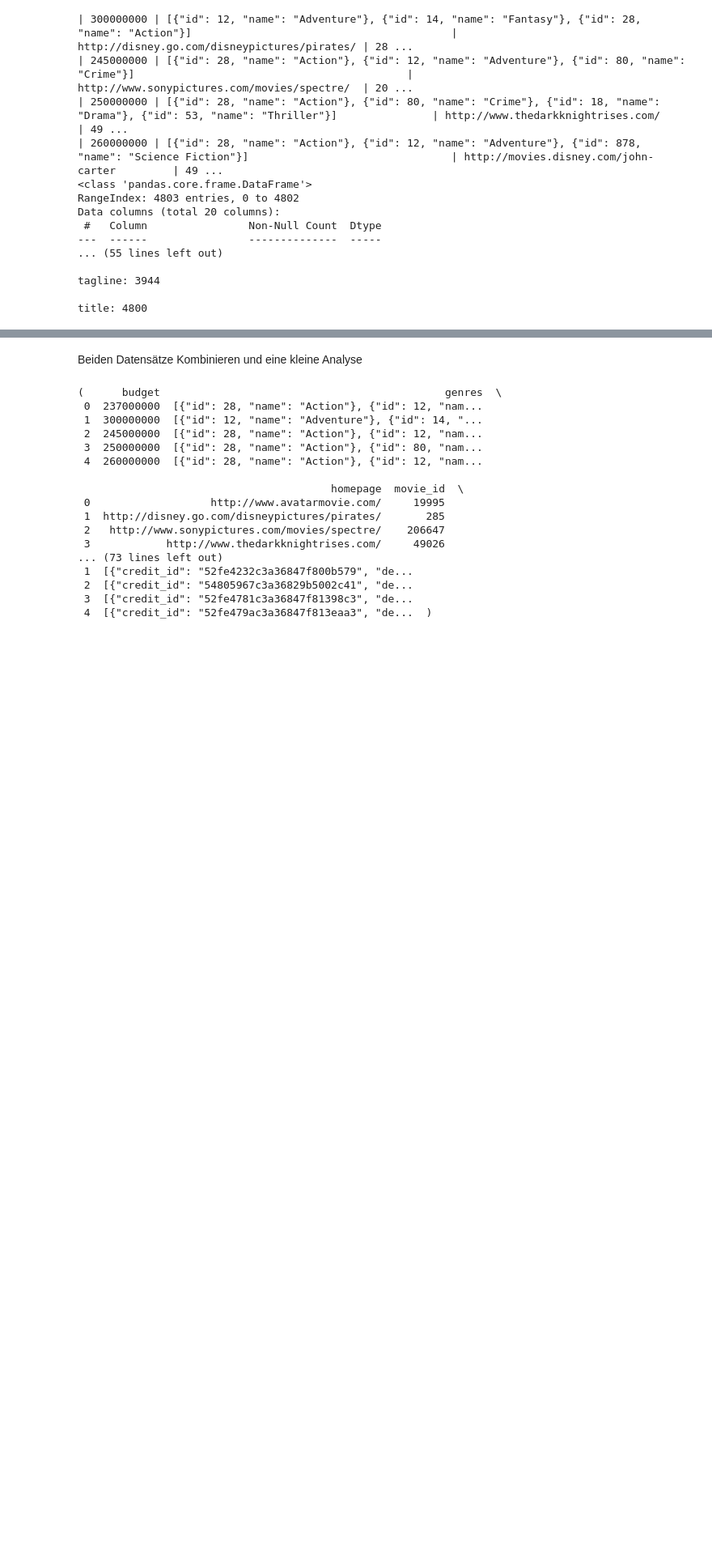
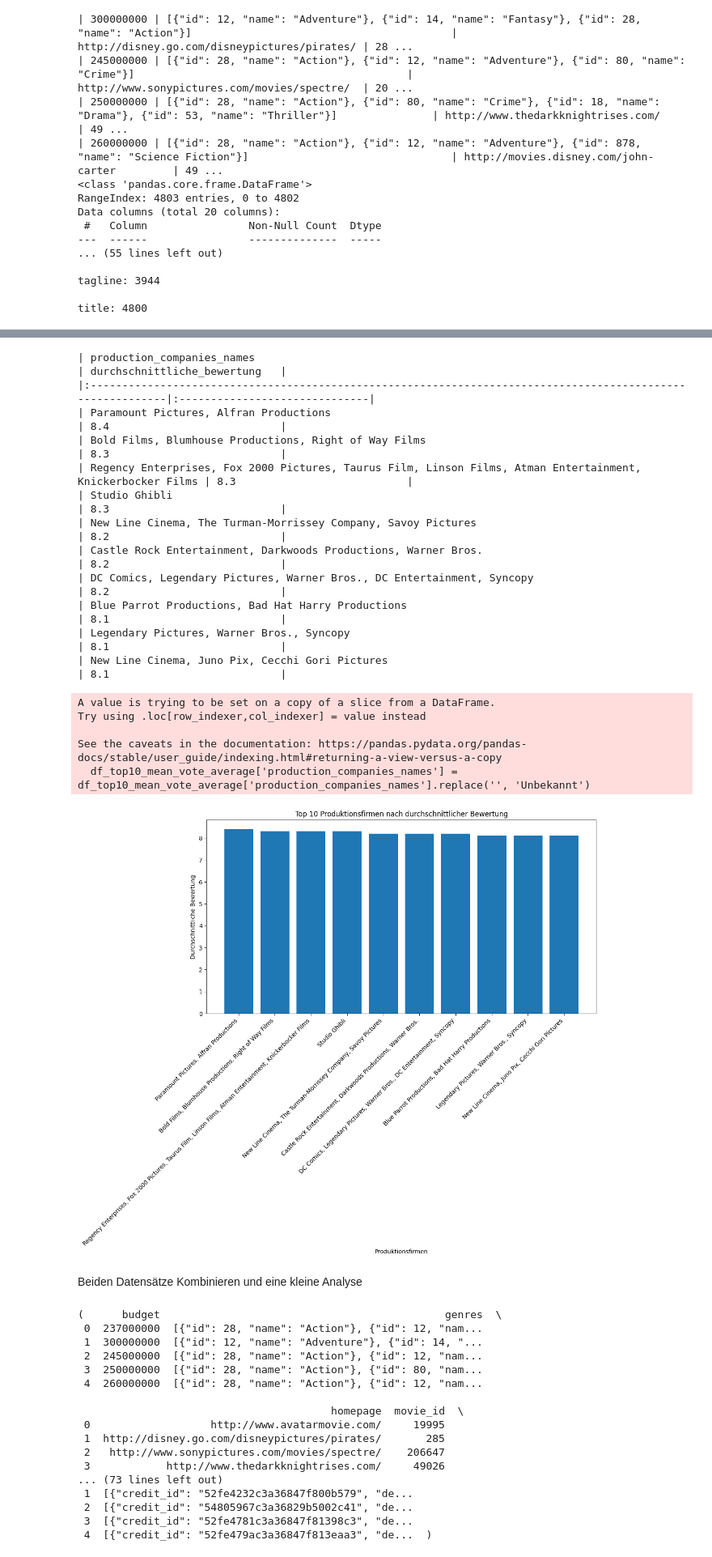
Before and after one commit to ZekeHerbert/IMBD-Projekt, a Jupyter notebook: ProjektIMDB.ipynb, the cells around one changed output, grey strips where cells are left out. Shown at 81% size. Cells and saved outputs as stored; diff of their text form; code cells hidden in the pictures; blank space fills up the shorter version.

```diff
--- a/ProjektIMDB.ipynb
+++ b/ProjektIMDB.ipynb
@@ -231,3 +196,54 @@ Das Balkendiagramm wurde als 'top_10_produktionsfirmen.json' gespeichert und ang
+# %%
+# Berechne den Durchschnitt der Bewertung (`vote_average`) für jede Produktionsfirma
+df_mean_vote_average = df.groupby('production_companies_names')['vote_average'].mean().reset_index(name='durchschnittliche_bewertung')
+
+# Sortiere das Ergebnis in absteigender Reihenfolge nach dem Durchschnitt der Bewertung
+df_mean_vote_average = df_mean_vote_average.sort_values('durchschnittliche_bewertung', ascending=False)
+
+# Wähle die Top 10 Produktionsfirmen aus
+df_top10_mean_vote_average = df_mean_vote_average.head(10)
+
+# Gib die ersten 10 Zeilen des sortierten DataFrames aus
+print(df_top10_mean_vote_average.to_markdown(index=False, numalign="left", stralign="left"))
+
+# Ersetze den leeren Firmennamen mit "Unbekannt"
+df_top10_mean_vote_average['production_companies_names'] = df_top10_mean_vote_average['production_companies_names'].replace('', 'Unbekannt')
+
+# Erstelle ein Balkendiagramm mit `production_companies_names` auf der x-Achse und `durchschnittliche_bewertung` auf der y-Achse
+plt.figure(figsize=(12, 6))
+plt.bar(df_top10_mean_vote_average['production_companies_names'], df_top10_mean_vote_average['durchschnittliche_bewertung'])
+
+# Gib dem Diagramm den Titel "Top 10 Produktionsfirmen nach durchschnittlicher Bewertung"
+plt.title('Top 10 Produktionsfirmen nach durchschnittlicher Bewertung')
+
+# Gib der x-Achse die Beschriftung "Produktionsfirmen" und der y-Achse die Beschriftung "Durchschnittliche Bewertung"
+plt.xlabel('Produktionsfirmen')
+plt.ylabel('Durchschnittliche Bewertung')
+
+# Drehe die Beschriftungen auf der x-Achse um 45 Grad, um die Lesbarkeit zu verbessern
+plt.xticks(rotation=45, ha='right')
+
+# Zeige das Balkendiagramm an
+plt.show()
+# %% [output]
+| production_companies_names                                                                                  | durchschnittliche_bewertung   |
+|:------------------------------------------------------------------------------------------------------------|:------------------------------|
+| Paramount Pictures, Alfran Productions                                                                      | 8.4                           |
+| Bold Films, Blumhouse Productions, Right of Way Films                                                       | 8.3                           |
+| Regency Enterprises, Fox 2000 Pictures, Taurus Film, Linson Films, Atman Entertainment, Knickerbocker Films | 8.3                           |
+| Studio Ghibli                                                                                               | 8.3                           |
+| New Line Cinema, The Turman-Morrissey Company, Savoy Pictures                                               | 8.2                           |
+| Castle Rock Entertainment, Darkwoods Productions, Warner Bros.                                              | 8.2                           |
+| DC Comics, Legendary Pictures, Warner Bros., DC Entertainment, Syncopy                                      | 8.2                           |
+| Blue Parrot Productions, Bad Hat Harry Productions                                                          | 8.1                           |
+| Legendary Pictures, Warner Bros., Syncopy                                                                   | 8.1                           |
+| New Line Cinema, Juno Pix, Cecchi Gori Pictures                                                             | 8.1                           |
+A value is trying to be set on a copy of a slice from a DataFrame.
+Try using .loc[row_indexer,col_indexer] = value instead
+
+See the caveats in the documentation: https://pandas.pydata.org/pandas-docs/stable/user_guide/indexing.html#returning-a-view-versus-a-copy
+  df_top10_mean_vote_average['production_companies_names'] = df_top10_mean_vote_average['production_companies_names'].replace('', 'Unbekannt')
+[figure, added]
 # %% [markdown]
 Beiden Datensätze Kombinieren und eine kleine Analyse
 # %%
```
Also changed, not shown: parts of 5 cells of this notebook.
